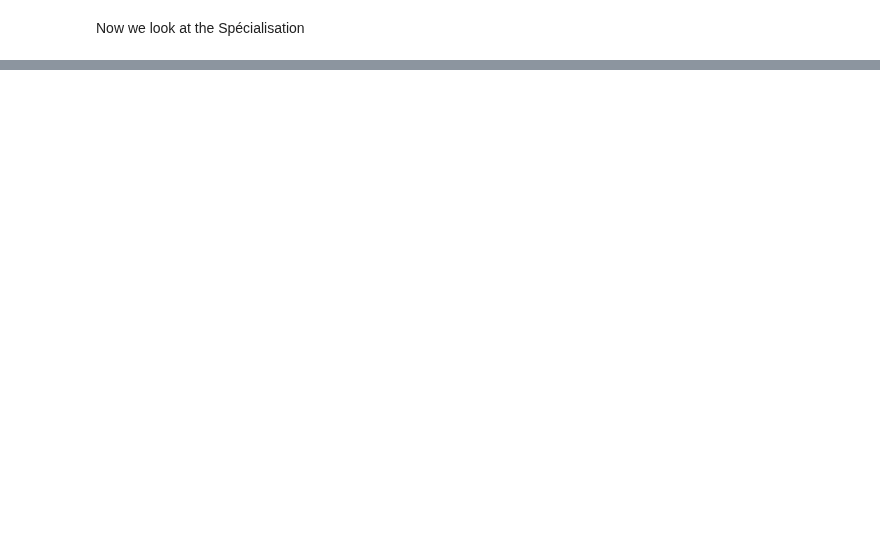
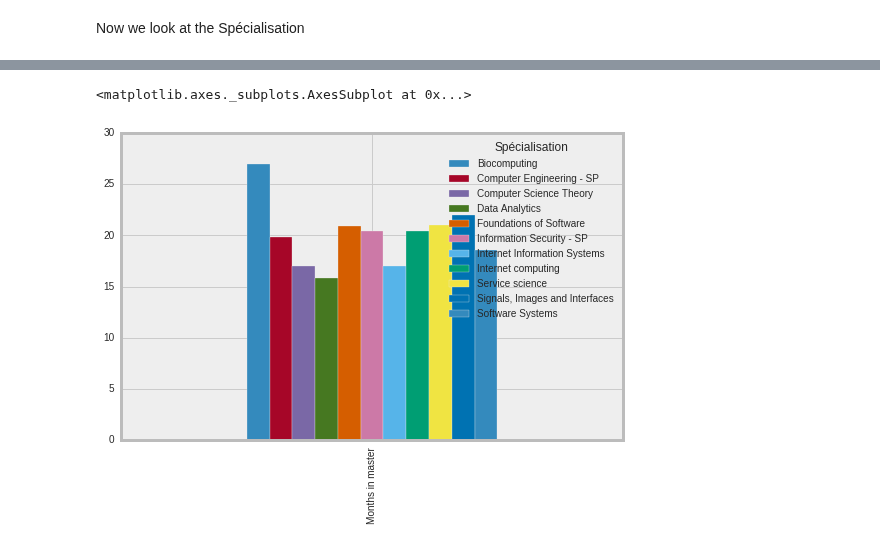
Before and after one commit to semplea/adaepfl-hw, a Jupyter notebook: 02 - Data from the Web/data_mining.ipynb, the cells around one changed output, grey strips where cells are left out. Cells and saved outputs as stored; diff of their text form; code cells hidden in the pictures; blank space fills up the shorter version.

```diff
--- a/02 - Data from the Web/data_mining.ipynb
+++ b/02 - Data from the Web/data_mining.ipynb
@@ -350,5 +442,8 @@ df_spec
 # %%
 df_spec["Spécialisation"].astype('category')
-spec_grouped_master = df_spec.groupby('Spécialisation')['master_years']
+spec_grouped_master = df_spec.groupby('Spécialisation')['master_months']
 m_spec = spec_grouped_master.apply(np.average)
-m_spec.to_frame(name='Years in master').unstack().unstack().plot.bar()
+m_spec.to_frame(name='Months in master').unstack().unstack().plot.bar()
+# %% [output]
+<matplotlib.axes._subplots.AxesSubplot at 0x...>
+[figure, added]
```
Also changed, not shown: parts of 21 cells of this notebook.
